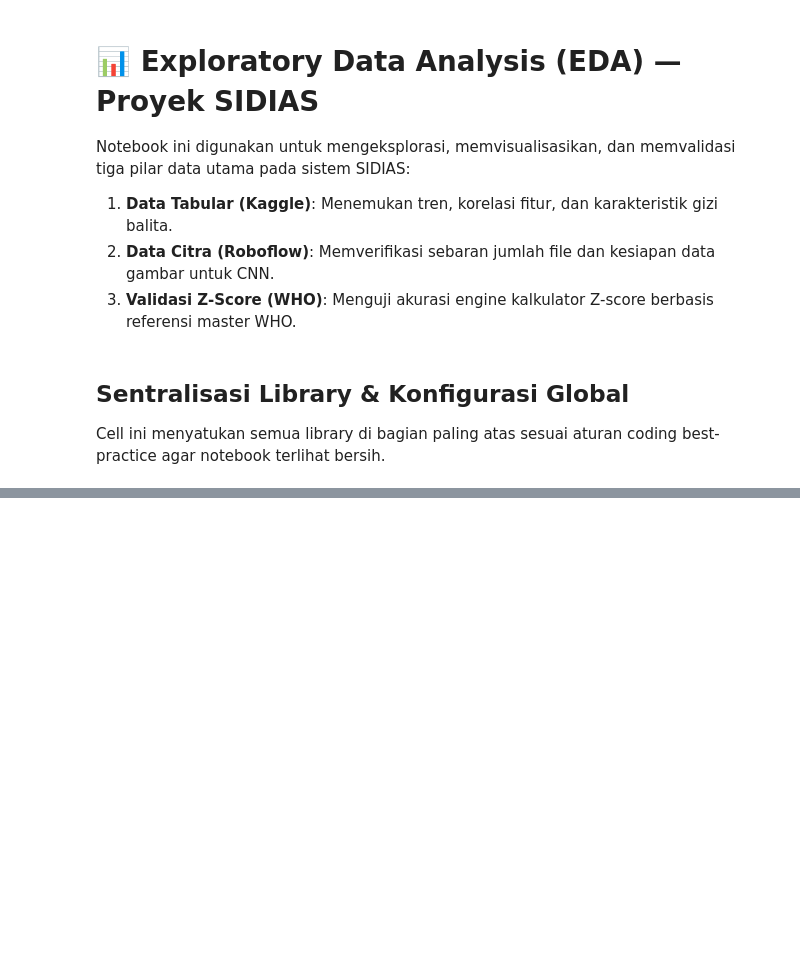
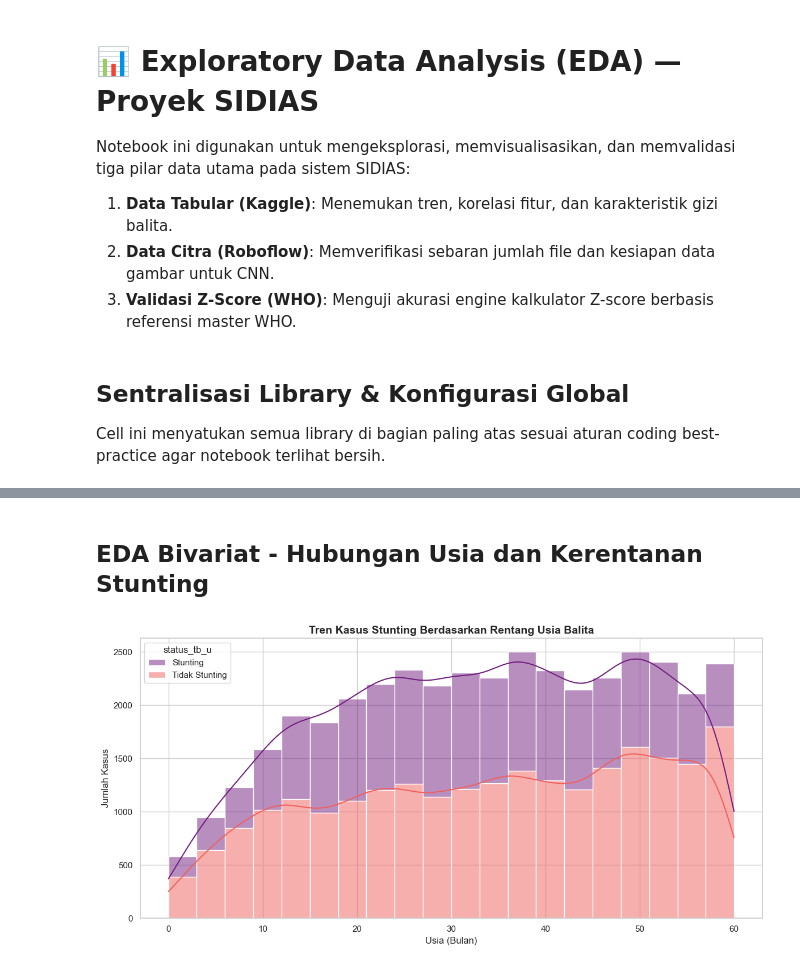
Before and after one commit to EgiJulian12/SIDIAS-, a Jupyter notebook: data_science/notebooks/EDA.ipynb, the cells around one changed output, grey strips where cells are left out. Cells and saved outputs as stored; diff of their text form; code cells hidden in the pictures; blank space fills up the shorter version.

```diff
--- a/data_science/notebooks/EDA.ipynb
+++ b/data_science/notebooks/EDA.ipynb
@@ -40,19 +9,0 @@ print("✅ Kumpulan library dan konfigurasi path berhasil dimuat!")
-# %%
-# Konfigurasi tampilan plot
-plt.rcParams['figure.figsize'] = (10, 6)
-plt.rcParams['font.size'] = 12
-sns.set_style("whitegrid")
-sns.set_palette("Set2")
-
-# Load dataset yang sudah dibersihkan
-df = pd.read_csv('../data/processed/dataset_stunting_clean.csv')
-
-print("=" * 60)
-print("OVERVIEW DATASET STUNTING")
-print("=" * 60)
-print(f"\n📌 Shape       : {df.shape[0]} baris x {df.shape[1]} kolom")
-print(f"📌 Kolom       : {list(df.columns)}")
-print(f"\n📌 Tipe Data:")
-print(df.dtypes)
-print(f"\n📌 5 Baris Pertama:")
-df.head()
@@ -520,0 +108,13 @@ Output: D:\Dicoding\capstone-project\SIDIAS-\data_science\reports\EDA_report.htm
+# %% [markdown]
+## EDA Bivariat - Hubungan Usia dan Kerentanan Stunting
+# %%
+# Visualisasi histogram berlapis untuk melihat pada rentang usia berapa stunting sering terjadi
+plt.figure(figsize=(12, 6))
+sns.histplot(data=df_kaggle, x='usia_bulan', hue='status_tb_u', multiple='stack', kde=True, palette='magma', bins=20)
+plt.title('Tren Kasus Stunting Berdasarkan Rentang Usia Balita', fontsize=14, fontweight='bold')
+plt.xlabel('Usia (Bulan)', fontsize=12)
+plt.ylabel('Jumlah Kasus', fontsize=12)
+plt.tight_layout()
+plt.show()
+# %% [output]
+[figure, added]
```
Also changed, not shown: parts of 44 cells of this notebook, 1 other file.
